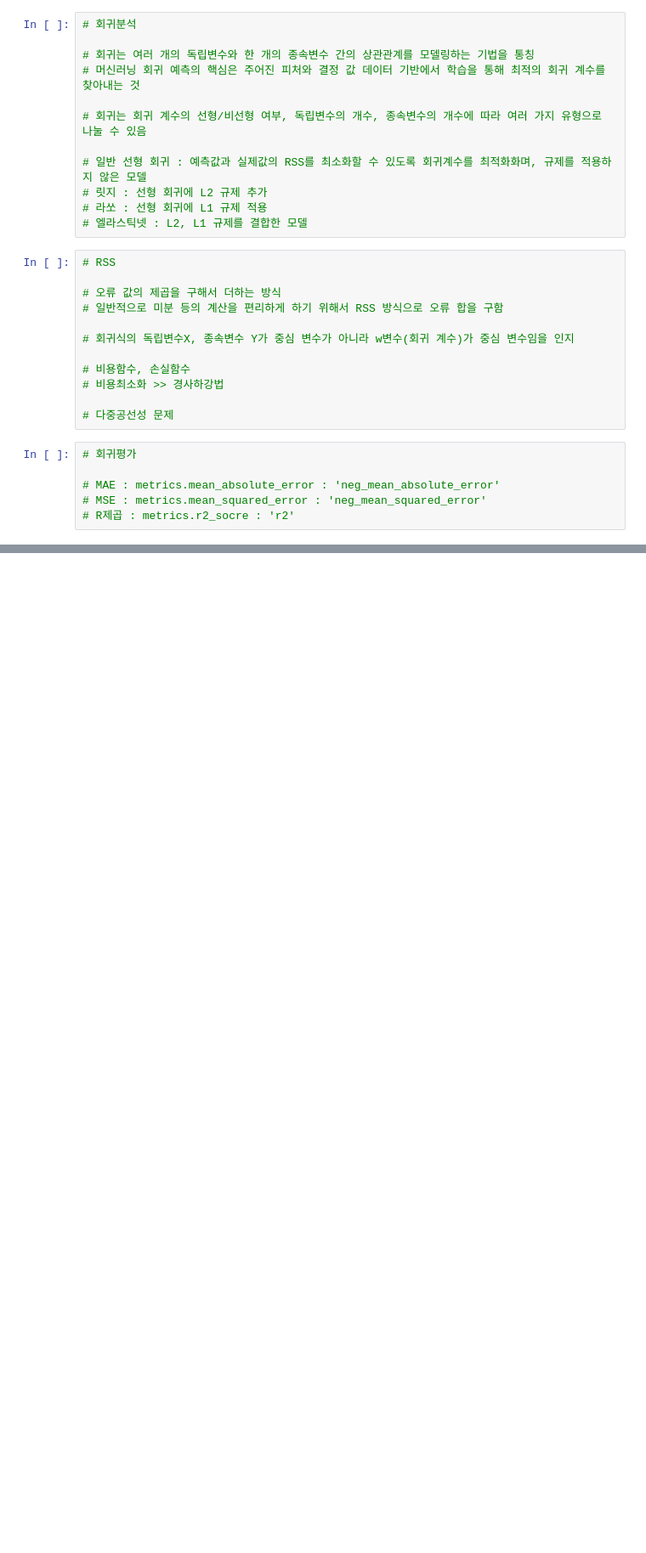
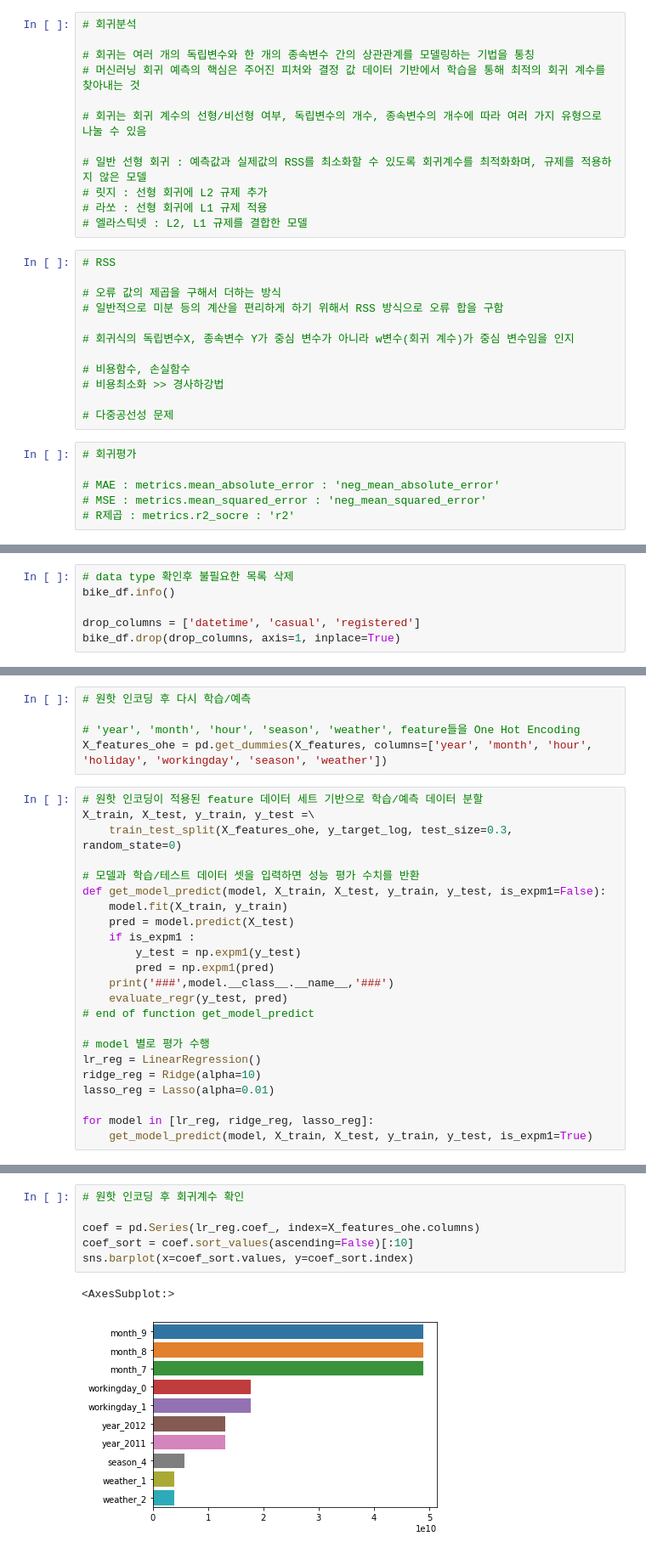
Before and after one commit to dlslrksk/ubion_hackaton, a Jupyter notebook: py/회귀분석.ipynb, the cells around one changed output, grey strips where cells are left out. Shown at 85% size. Saved outputs shown, nothing was run; the diff lists cells and outputs as text; blank space fills up the shorter version.

```diff
--- a/py/회귀분석.ipynb
+++ b/py/회귀분석.ipynb
@@ -30,0 +119,6 @@
+# %%
+# data type 확인후 불필요한 목록 삭제
+bike_df.info()
+
+drop_columns = ['datetime', 'casual', 'registered']
+bike_df.drop(drop_columns, axis=1, inplace=True)
@@ -30,0 +232,28 @@
+# %%
+# 원핫 인코딩 후 다시 학습/예측
+
+# 'year', 'month', 'hour', 'season', 'weather', feature들을 One Hot Encoding
+X_features_ohe = pd.get_dummies(X_features, columns=['year', 'month', 'hour', 'holiday', 'workingday', 'season', 'weather'])
+# %%
+# 원핫 인코딩이 적용된 feature 데이터 세트 기반으로 학습/예측 데이터 분할
+X_train, X_test, y_train, y_test =\
+    train_test_split(X_features_ohe, y_target_log, test_size=0.3, random_state=0)
+
+# 모델과 학습/테스트 데이터 셋을 입력하면 성능 평가 수치를 반환
+def get_model_predict(model, X_train, X_test, y_train, y_test, is_expm1=False):
+    model.fit(X_train, y_train)
+    pred = model.predict(X_test)
+    if is_expm1 :
+        y_test = np.expm1(y_test)
+        pred = np.expm1(pred)
+    print('###',model.__class__.__name__,'###')
+    evaluate_regr(y_test, pred)
+# end of function get_model_predict
+
+# model 별로 평가 수행
+lr_reg = LinearRegression()
+ridge_reg = Ridge(alpha=10)
+lasso_reg = Lasso(alpha=0.01)
+
+for model in [lr_reg, ridge_reg, lasso_reg]:
+    get_model_predict(model, X_train, X_test, y_train, y_test, is_expm1=True)
@@ -30,0 +267,9 @@
+# %%
+# 원핫 인코딩 후 회귀계수 확인
+
+coef = pd.Series(lr_reg.coef_, index=X_features_ohe.columns)
+coef_sort = coef.sort_values(ascending=False)[:10]
+sns.barplot(x=coef_sort.values, y=coef_sort.index)
+# %% [output]
+<AxesSubplot:>
+[figure, added]
```
Also changed, not shown: parts of 12 cells of this notebook.
